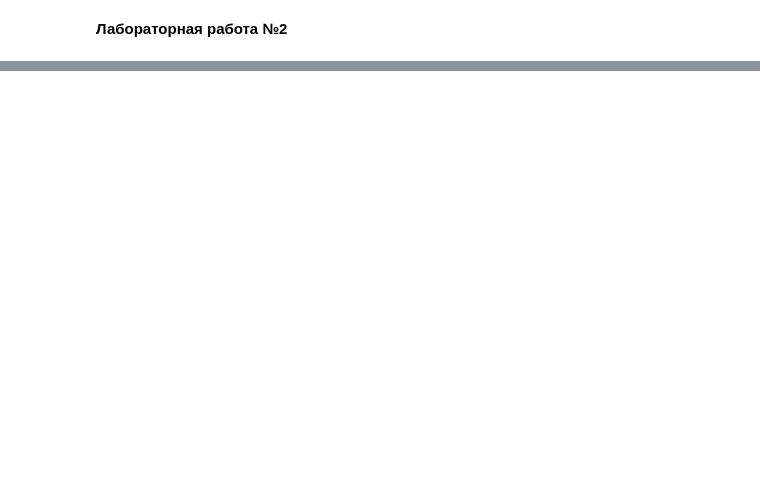
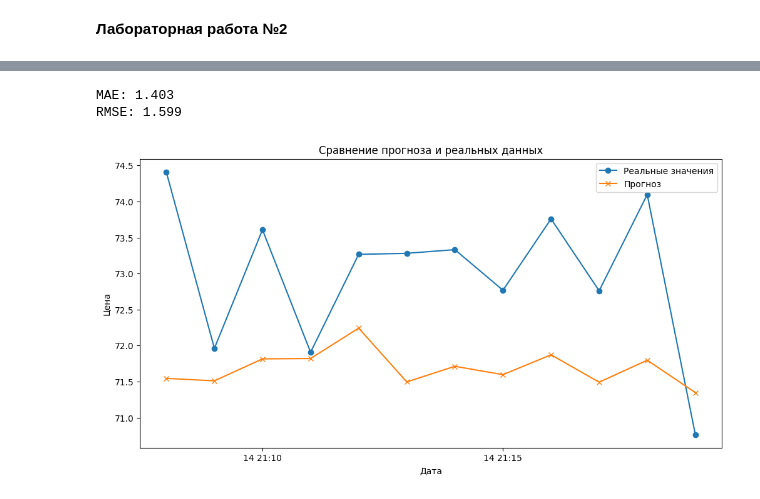
Before and after one commit to keysenelvial/dinam, a Jupyter notebook: dinam2.ipynb, the cells around one changed output, grey strips where cells are left out. Drawn from its saved outputs; the diff is of its cells as text; code cells hidden in the pictures; blank space fills up the shorter version.

```diff
--- a/dinam2.ipynb
+++ b/dinam2.ipynb
@@ -410,0 +103,33 @@ ARIMA модель: MAE=0.063, RMSE=0.091
+# %%
+# Прогноз на основе тренда и сезонности
+# Убедимся, что длины тренда и сезонности корректны для последних 12 периодов
+last_trend = trend.dropna().iloc[-12:]  # Берем последние 12 значений тренда
+last_seasonal = seasonal[-12:]          # Берем последние 12 значений сезонности
+
+# Убедимся, что длины совпадают
+assert len(last_trend) == len(test), "Длина тренда и тестовой выборки не совпадает"
+assert len(last_seasonal) == len(test), "Длина сезонности и тестовой выборки не совпадает"
+
+# Прогнозируем значения: сумма последнего тренда и сезонности
+forecast = last_trend.values + last_seasonal.values
+
+# Оценка качества прогноза
+mae = mean_absolute_error(test, forecast)
+rmse = np.sqrt(mean_squared_error(test, forecast))
+
+print(f"MAE: {mae:.3f}")
+print(f"RMSE: {rmse:.3f}")
+
+# Визуализация прогноза и тестовых данных
+plt.figure(figsize=(12, 6))
+plt.plot(test.index, test, label='Реальные значения', marker='o')
+plt.plot(test.index, forecast, label='Прогноз', marker='x')
+plt.title('Сравнение прогноза и реальных данных')
+plt.xlabel('Дата')
+plt.ylabel('Цена')
+plt.legend()
+plt.show()
+# %% [output]
+MAE: 1.403
+RMSE: 1.599
+[figure, added]
```
Also changed, not shown: parts of 16 cells of this notebook.
